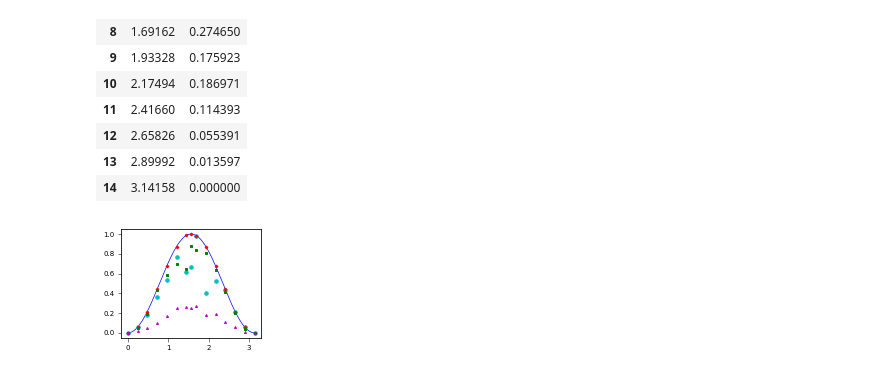
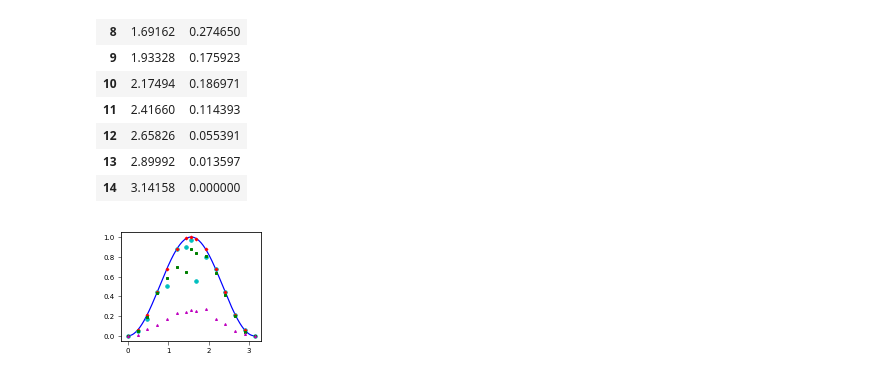
Before and after one commit to estebanmv/Random-Sampling-Extremal-POVMs, a Jupyter notebook: DisplacedPlot.ipynb, the cells around one changed output. Drawn from its saved outputs; the diff is of its cells as text; code cells hidden in the pictures.

```diff
--- a/DisplacedPlot.ipynb
+++ b/DisplacedPlot.ipynb
@@ -282,16 +299,18 @@ np.pi + np.pi/13
 # %% [output]
 3.383253626942854
 # %%
-fshr10 = pd.read_csv('Qubit-testsFisher.dat', header=None, sep=',')
+fshr10 = pd.read_csv('Qubit-Fisher10Ext.dat', header=None, sep=',')
 fshr10.columns=['x','y']
-fshr1 = pd.read_csv('Qubit-testsFisher1.dat', header=None, sep=',')
+fshr1 = pd.read_csv('Qubit-Fisher1Ext.dat', header=None, sep=',')
 fshr1.columns=['x','y']
 fshr10Int = pd.read_csv('Qubit-testsFisher10Int.dat', header=None, sep=',')
 fshr10Int.columns=['x','y']
-fshr1000Int = pd.read_csv('Qubit-testsFisher1000Int.dat', header=None, sep=',')
+fshr1000Int = pd.read_csv('Qubit-Fisher1000Int.dat', header=None, sep=',')
 fshr1000Int.columns=['x','y']
 naimfshr10 = pd.read_csv('QubitNaimark-testsFisher10.dat', header=None, sep=',')
 naimfshr10.columns=['x','y']
+#fshrrep10 = pd.read_csv('Qubit-repair10Ext.dat', header=None, sep=',')
+#fshrrep10.columns=['x','y']
 # %%
 fshr1000Int
 # %% [output]
@@ -317,17 +336,18 @@ yW = np.power(np.sin(xW),2)
 # %%
 #plt.figure(figsize=(8,8))
 plt.figure(figsize= (2.5,2))
 #plt.plot(ext1000.x,ext1000.y,'kd',markersize=12)
-plt.plot(xW,yW, "b-",linewidth=0.7)
+plt.plot(xW,yW, "b-",linewidth=1.2)
 plt.plot(fshr1.x,fshr1.y,'co',markersize=3.5)
 plt.plot(fshr10.x,fshr10.y,'rD',markersize=2)
 plt.plot(naimfshr10.x,naimfshr10.y,'gs',markersize=2)
 plt.plot(fshr1000Int.x,fshr1000Int.y,'m^',markersize=2)
+#plt.plot(fshrrep10.x,fshrrep10.y,'kD',markersize=5)
 #plt.ylabel('Z(Displaced Thermal)', fontsize=18)
 #plt.xlabel(r'$\eta$', fontsize=18)
 #plt.tick_params(labelsize=12,width=1)
 plt.tick_params(labelsize=7,width=0.5)
-#plt.savefig("Qubit-Fisher.pdf")
+plt.savefig("Qubit-Fisher.pdf")
 plt.show()
 # %% [output]
-[figure, old version]
+[figure, new version]
```
Also changed, not shown: parts of 8 cells of this notebook, 15 other files.
